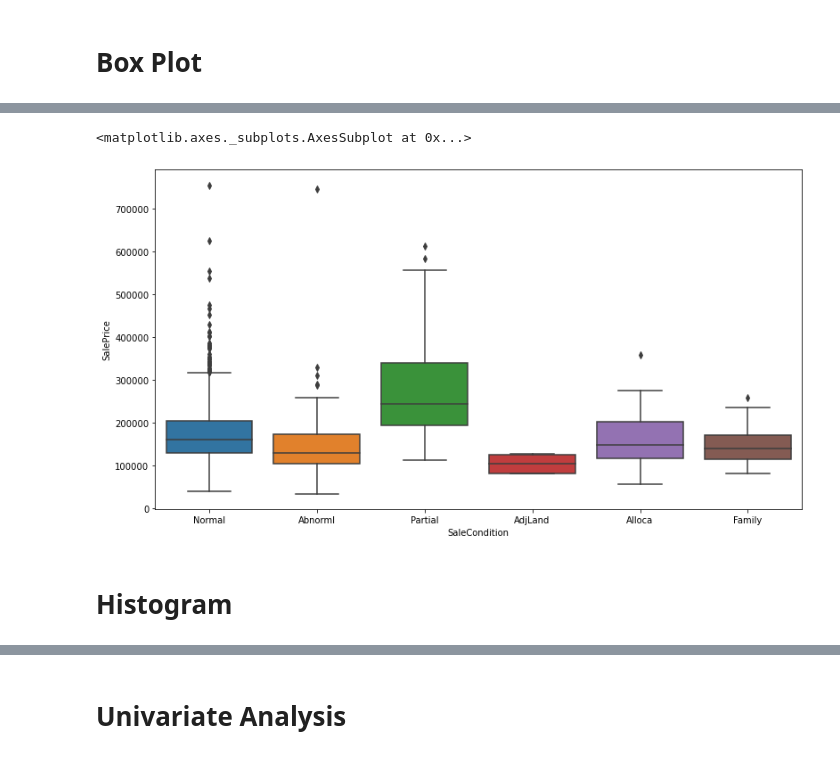
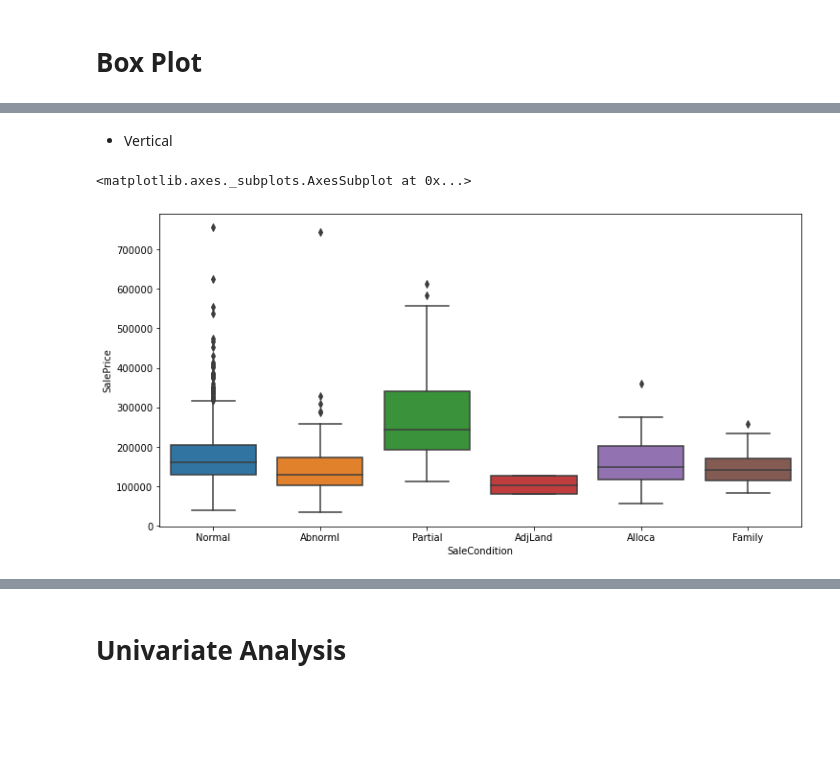
Before and after one commit to RTG8055/DataScience, a Jupyter notebook: StartSteps/Python Notebooks/DS_Toolkit.ipynb, the cells around one changed output, grey strips where cells are left out. Drawn from its saved outputs; the diff is of its cells as text; code cells hidden in the pictures; blank space fills up the shorter version.

```diff
--- a/StartSteps/Python Notebooks/DS_Toolkit.ipynb
+++ b/StartSteps/Python Notebooks/DS_Toolkit.ipynb
@@ -159,8 +246,8 @@ plt.legend()
+# %% [markdown]
+- Vertical
 # %%
-plt.figure(figsize=(13,7))
-sns.boxplot(x = df['SaleCondition'], y = df['SalePrice'])
+plt.figure(figsize=(12,6))
+sns.boxplot(data=df, x='SaleCondition', y='SalePrice', orient='v')
 # %% [output]
 <matplotlib.axes._subplots.AxesSubplot at 0x...>
-[figure, old version]
+[figure, new version]
-# %% [markdown]
-# Histogram
```
Also changed, not shown: parts of 22 cells of this notebook, 13 other files.
